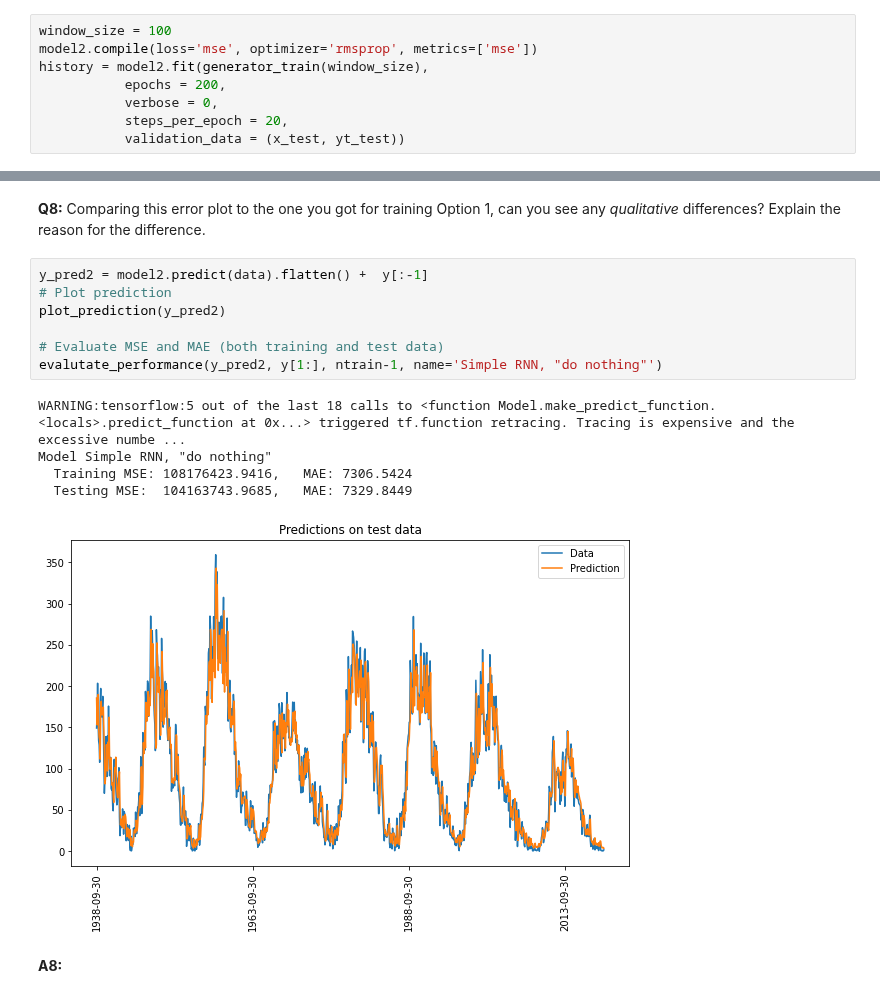
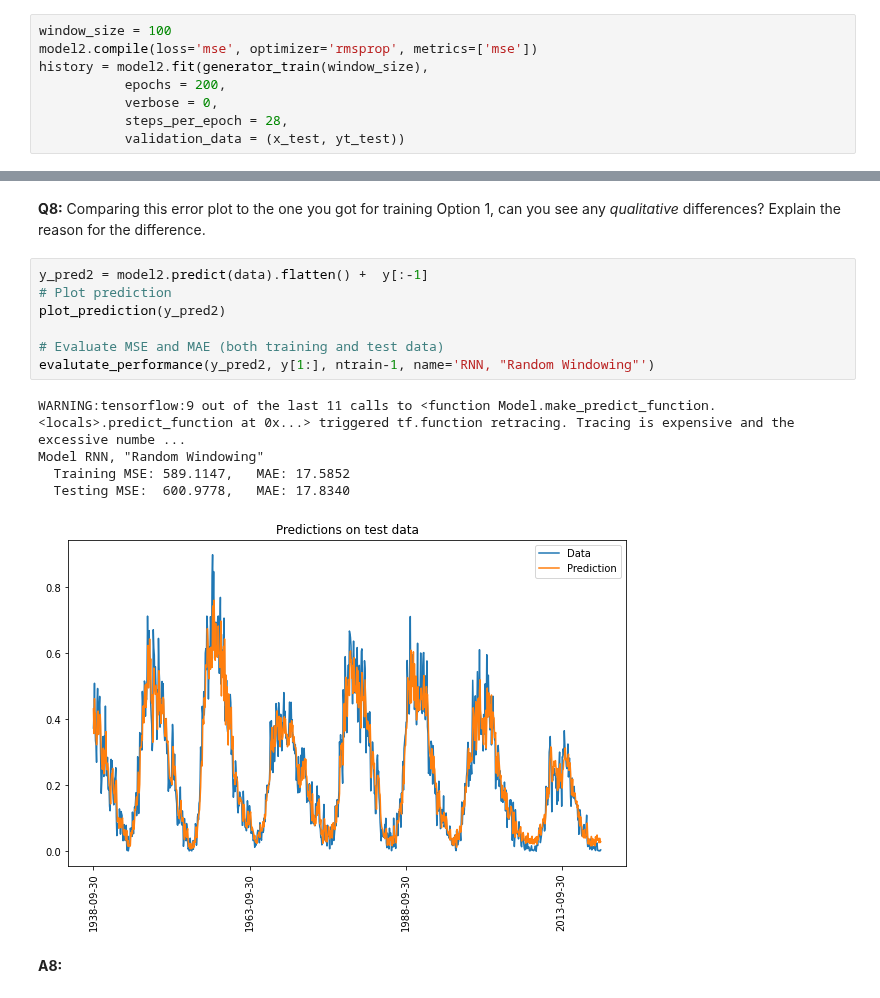
Before and after one commit to jrakhshanda/Time-Series-Sequence-Learning, a Jupyter notebook: tssl_lab4.ipynb, the cells around one changed output, grey strips where cells are left out. Saved outputs shown, nothing was run; the diff lists cells and outputs as text.

```diff
--- a/tssl_lab4.ipynb
+++ b/tssl_lab4.ipynb
@@ -328,7 +310,7 @@ model2.compile(loss='mse', optimizer='rmsprop', metrics=['mse'])
 history = model2.fit(generator_train(window_size),
            epochs = 200,
            verbose = 0,
-           steps_per_epoch = 20,
+           steps_per_epoch = 28,
            validation_data = (x_test, yt_test))
 # %% [markdown]
 Similarly to above we plot the error curves vs the iteration (epoch) number.
@@ -341,16 +323,16 @@ plot_history(history, start_at)
 # %%
 y_pred2 = model2.predict(data).flatten() +  y[:-1]
 # Plot prediction
 plot_prediction(y_pred2)
 
 # Evaluate MSE and MAE (both training and test data)
-evalutate_performance(y_pred2, y[1:], ntrain-1, name='Simple RNN, "do nothing"')
+evalutate_performance(y_pred2, y[1:], ntrain-1, name='RNN, "Random Windowing"')
 # %% [output]
-WARNING:tensorflow:5 out of the last 18 calls to <function Model.make_predict_function.<locals>.predict_function at 0x...> triggered tf.function retracing. Tracing is expensive and the excessive numbe ...
-Model Simple RNN, "do nothing"
-  Training MSE: 108176423.9416,   MAE: 7306.5424
-  Testing MSE:  104163743.9685,   MAE: 7329.8449
+WARNING:tensorflow:9 out of the last 11 calls to <function Model.make_predict_function.<locals>.predict_function at 0x...> triggered tf.function retracing. Tracing is expensive and the excessive numbe ...
+Model RNN, "Random Windowing"
+  Training MSE: 589.1147,   MAE: 17.5852
+  Testing MSE:  600.9778,   MAE: 17.8340
-[figure, old version]
+[figure, new version]
 # %% [markdown]
 **A8:**
 # %% [markdown]
```
Also changed, not shown: parts of 5 cells of this notebook.
